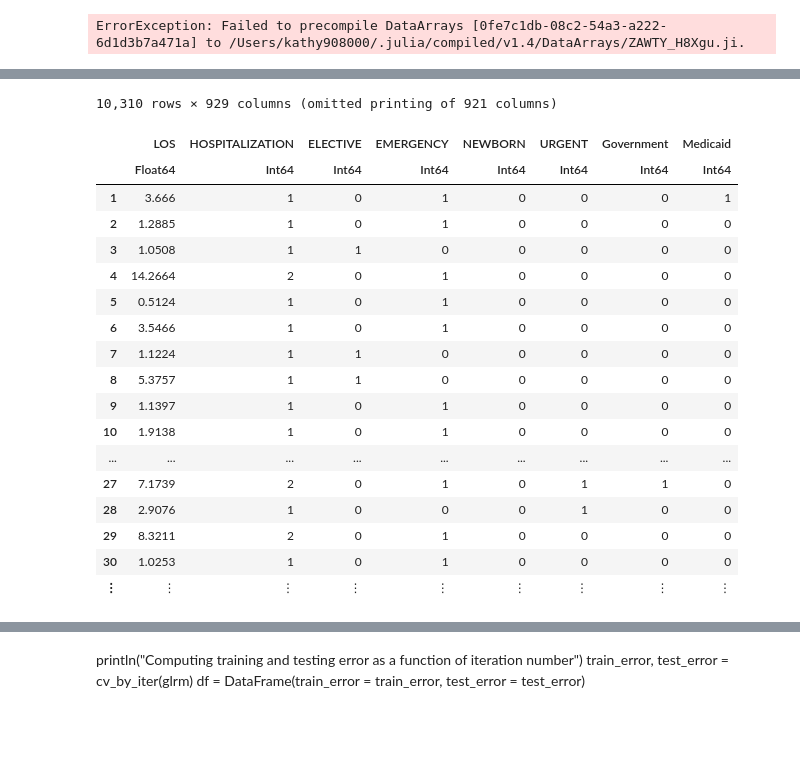
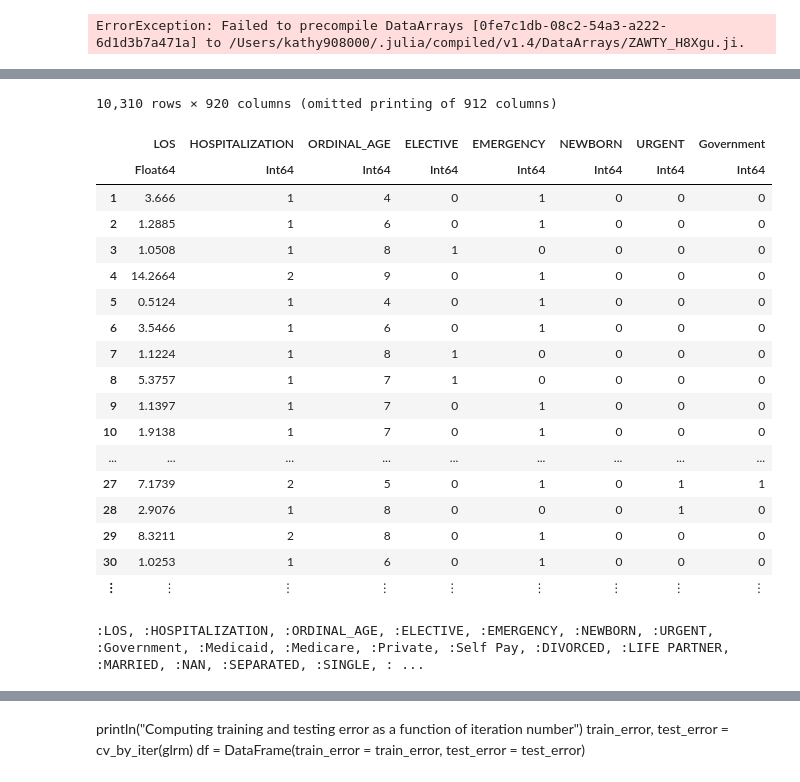
Before and after one commit to udellgroup/MIMICIII-Health-Care-Research, a Jupyter notebook: code/GLRMfinal.ipynb, the cells around one changed output, grey strips where cells are left out. Drawn from its saved outputs; the diff is of its cells as text; code cells hidden in the pictures; blank space fills up the shorter version.

```diff
--- a/code/GLRMfinal.ipynb
+++ b/code/GLRMfinal.ipynb
@@ -43,6 +39,8 @@ ErrorException: Failed to precompile DataArrays [0fe7c1db-08c2-54a3-a222-6d1d3b7
 # %%
 #df2 = CSV.read("diabetes_matrix.csv")
 df2 = CSV.read("/Users/kathy908000/github/health-care-research/data/diabetes_matrix.csv")
+df3 = CSV.read("/Users/kathy908000/github/health-care-research/data/Diabetes_Numerical.csv")
+df3
 #first 3 col numerical
 #other col boolean
 # %% [output]
@@ -71,30 +66,36 @@ df2 = CSV.read("/Users/kathy908000/github/health-care-research/data/diabetes_mat
 # %%
 #drop columns
-df2 = select!(df2, Not(:Column1))
-df2 = select!(df2, Not(:SUBJECT_ID ))
-df2
+#df2 = select!(df2, Not(:Column1))
+#df2 = select!(df2, Not(:SUBJECT_ID ))
+
+#drop columns
+df3 = select!(df3, Not(:Column1))
+df3 = select!(df3, Not(:SUBJECT_ID ))
+df3
 # %% [output]
-10,310 rows × 929 columns (omitted printing of 921 columns)
+10,310 rows × 920 columns (omitted printing of 912 columns)
-|  | LOS | HOSPITALIZATION | ELECTIVE | EMERGENCY | NEWBORN | URGENT | Government | Medicaid |
+|  | LOS | HOSPITALIZATION | ORDINAL_AGE | ELECTIVE | EMERGENCY | NEWBORN | URGENT | Government |
 |  | Float64 | Int64 | Int64 | Int64 | Int64 | Int64 | Int64 | Int64 |
-| 1 | 3.666 | 1 | 0 | 1 | 0 | 0 | 0 | 1 |
-| 2 | 1.2885 | 1 | 0 | 1 | 0 | 0 | 0 | 0 |
-| 3 | 1.0508 | 1 | 1 | 0 | 0 | 0 | 0 | 0 |
-| 4 | 14.2664 | 2 | 0 | 1 | 0 | 0 | 0 | 0 |
-| 5 | 0.5124 | 1 | 0 | 1 | 0 | 0 | 0 | 0 |
-| 6 | 3.5466 | 1 | 0 | 1 | 0 | 0 | 0 | 0 |
-| 7 | 1.1224 | 1 | 1 | 0 | 0 | 0 | 0 | 0 |
-| 8 | 5.3757 | 1 | 1 | 0 | 0 | 0 | 0 | 0 |
-| 9 | 1.1397 | 1 | 0 | 1 | 0 | 0 | 0 | 0 |
-| 10 | 1.9138 | 1 | 0 | 1 | 0 | 0 | 0 | 0 |
+| 1 | 3.666 | 1 | 4 | 0 | 1 | 0 | 0 | 0 |
+| 2 | 1.2885 | 1 | 6 | 0 | 1 | 0 | 0 | 0 |
+| 3 | 1.0508 | 1 | 8 | 1 | 0 | 0 | 0 | 0 |
+| 4 | 14.2664 | 2 | 9 | 0 | 1 | 0 | 0 | 0 |
+| 5 | 0.5124 | 1 | 4 | 0 | 1 | 0 | 0 | 0 |
+| 6 | 3.5466 | 1 | 6 | 0 | 1 | 0 | 0 | 0 |
+| 7 | 1.1224 | 1 | 8 | 1 | 0 | 0 | 0 | 0 |
+| 8 | 5.3757 | 1 | 7 | 1 | 0 | 0 | 0 | 0 |
+| 9 | 1.1397 | 1 | 7 | 0 | 1 | 0 | 0 | 0 |
+| 10 | 1.9138 | 1 | 7 | 0 | 1 | 0 | 0 | 0 |
 | ... | ... | ... | ... | ... | ... | ... | ... | ... |
-| 27 | 7.1739 | 2 | 0 | 1 | 0 | 1 | 1 | 0 |
-| 28 | 2.9076 | 1 | 0 | 0 | 0 | 1 | 0 | 0 |
-| 29 | 8.3211 | 2 | 0 | 1 | 0 | 0 | 0 | 0 |
-| 30 | 1.0253 | 1 | 0 | 1 | 0 | 0 | 0 | 0 |
+| 27 | 7.1739 | 2 | 5 | 0 | 1 | 0 | 1 | 1 |
+| 28 | 2.9076 | 1 | 8 | 0 | 0 | 0 | 1 | 0 |
+| 29 | 8.3211 | 2 | 8 | 0 | 1 | 0 | 0 | 0 |
+| 30 | 1.0253 | 1 | 6 | 0 | 1 | 0 | 0 | 0 |
 | ⋮ | ⋮ | ⋮ | ⋮ | ⋮ | ⋮ | ⋮ | ⋮ | ⋮ |
 # %%
 #columns
-#   for name in names(df2)
-#       print(":", name, ", ")
-#   end
+   for name in names(df3)
+       print(":", name, ", ")
+   end
+# %% [output]
+:LOS, :HOSPITALIZATION, :ORDINAL_AGE, :ELECTIVE, :EMERGENCY, :NEWBORN, :URGENT, :Government, :Medicaid, :Medicare, :Private, :Self Pay, :DIVORCED, :LIFE PARTNER, :MARRIED, :NAN, :SEPARATED, :SINGLE, : ...
```
Also changed, not shown: parts of 112 cells of this notebook.
